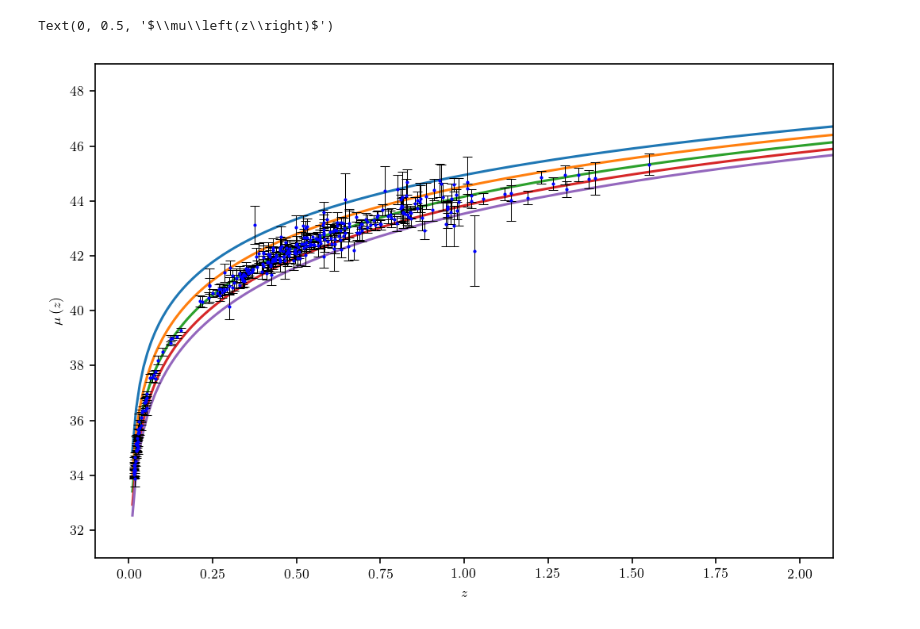
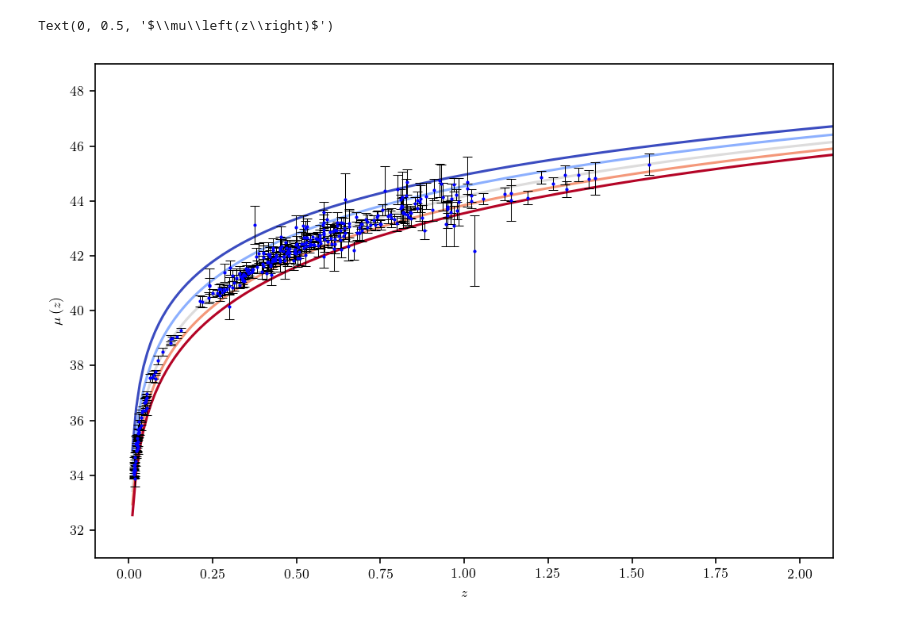
Before and after one commit to ChavezUriel/CosmoProj2, a Jupyter notebook: plots.ipynb, the cells around one changed output. Drawn from its saved outputs; the diff is of its cells as text; code cells hidden in the pictures.

Commit message:
6 parameter variation plots with bucles

```diff
--- a/plots.ipynb
+++ b/plots.ipynb
@@ -160,0 +28,3 @@ plt.tight_layout()
+# %%
+params_str = [r"$\Omega_b h^2$", r"$\Omega_{\textrm{CDM}} h^2$", r"$h$", r"$\tau$", r"$\textrm{ln}\left(10^{10}A_s\right)$", r"$n_s$"]
+params = [0.02236,  0.1202, 0.6727, 0.0544, 3.045, 0.9649]
@@ -160,0 +98,35 @@ plt.tight_layout()
+# %%
+import pandas as pd
+df_mu = pd.read_csv("mu.csv")
+z_exp = np.array(df_mu["z"])
+mu_exp = np.array(df_mu["mu"])
+error_exp = np.array(df_mu["error"])
+
+fig, ax = plt.subplots(3, 2, figsize=(8,7), dpi=150, sharex = True, sharey = True)
+mults = np.array([0.5, 0.75, 1, 1.25, 1.5])
+cNorm = colors.Normalize(vmin=0.5, vmax=1.5)
+cm = plt.get_cmap('coolwarm')
+scalarMap = mplcm.ScalarMappable(norm=cNorm, cmap=cm)
+
+cb = np.zeros_like(ax)
+cbax = np.zeros_like(ax)
+
+for no_param in range(len(params)):
+    col = no_param % 2
+    row = int(no_param/2)
+    for i in range(5*no_param,5*(no_param+1)):
+        ax[row][col].plot(data_bg[i][0], 5*np.log10(data_bg[i][6])+25,color = scalarMap.to_rgba(mults[i-5*no_param]))
+
+    cbax[row][col] = inset_axes(ax[row][col], width="20%", height="5%", loc=2,bbox_to_anchor=(300+508*col,550-280*row,500,200))
+    cb[row][col] = matplotlib.colorbar.ColorbarBase(cbax[row][col],cmap=cm, norm=cNorm, orientation='horizontal',ticks=[0.5, 1.0, 1.5])
+    cbax[row][col].set_title(params_str[no_param], fontsize = 8)
+    cb[row][col].ax.set_xticklabels((np.array([0.5, 1.0, 1.5])*params[no_param]*1000).astype(int)/1000,fontsize = 6)
+
+ax[0,0].set_ylim(34,47)
+ax[0,0].set_xlim(-0.1,2.1)
+
+ax[0,0].set_ylabel(r"$\mu\left(z\right)$")
+ax[1,0].set_ylabel(r"$\mu\left(z\right)$")
+ax[2,0].set_ylabel(r"$\mu\left(z\right)$")
+ax[2,0].set_xlabel(r"$z$")
+ax[2,1].set_xlabel(r"$z$")
@@ -161,23 +136,23 @@ plt.tight_layout()
 # %%
 
 fig,ax = plt.subplots(figsize=(8,5.5),dpi=150)
 
-rtp = [9,10,0,11,12]
-for i in rtp:
-    ax.plot(data_bg[i][0], 5*np.log10(data_bg[i][6])+25, label=r"$\mu(z)$")
+no_param = 2
+for i in range(5*no_param,5*(no_param+1)):
+    ax.plot(data_bg[i][0], 5*np.log10(data_bg[i][6])+25, color = scalarMap.to_rgba(mults[i-5*no_param]));
 ax.errorbar(z_exp,mu_exp,yerr=error_exp,fmt='.',elinewidth=0.5,capthick=0.5,capsize=3,ecolor="k",color="b",ms=2,label=r"Experimental")
 
 ax.set_ylim(31,49)
 ax.set_xlim(-0.1,2.1)
 
 #plt.xscale("log")
 #plt.yscale("log")
 
 #ax.grid()
 ax.set_xlabel(r"$z$")
 ax.set_ylabel(r"$\mu\left(z\right)$")
 #ax.set_title(r"Density parameters as functions of $z$")
 #plt.savefig("12.mulcdm.png")
 # %% [output]
 Text(0, 0.5, '$\\mu\\left(z\\right)$')
-[figure, old version]
+[figure, new version]
```
Also changed, not shown: parts of 7 cells of this notebook.
